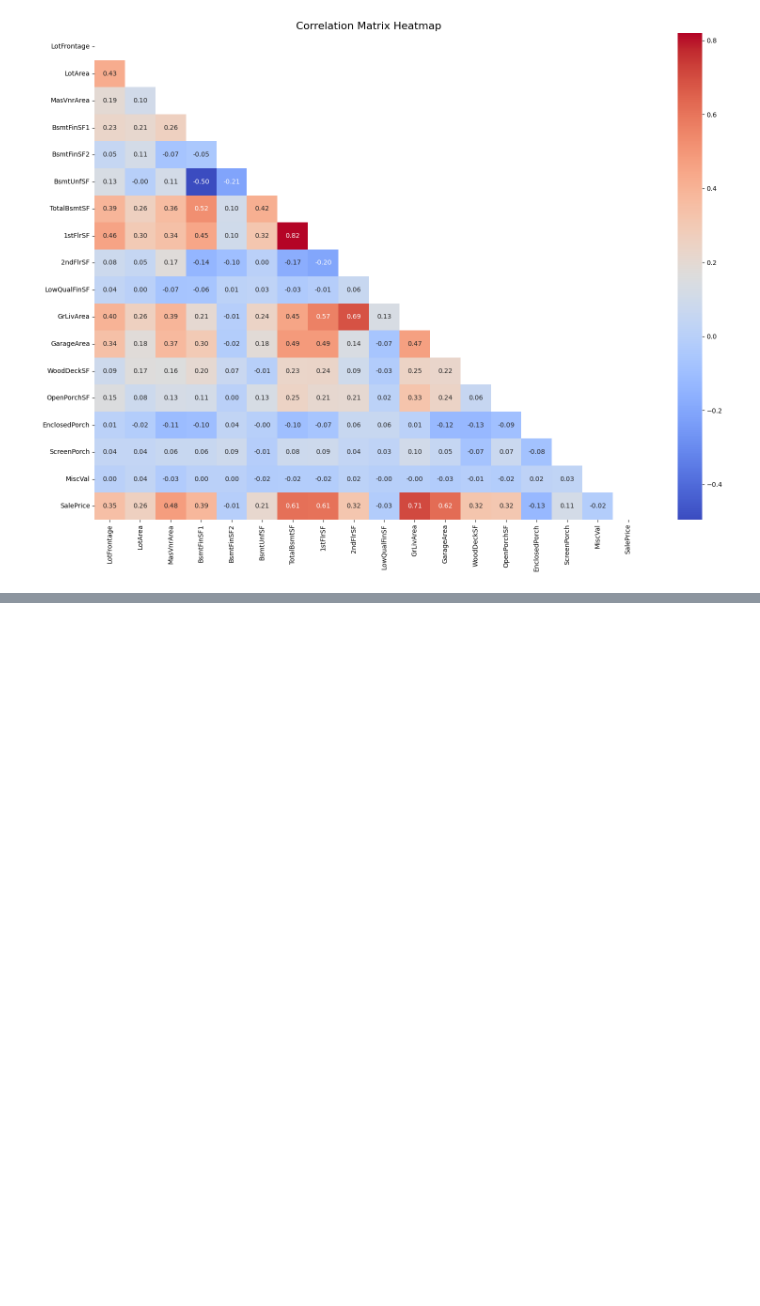
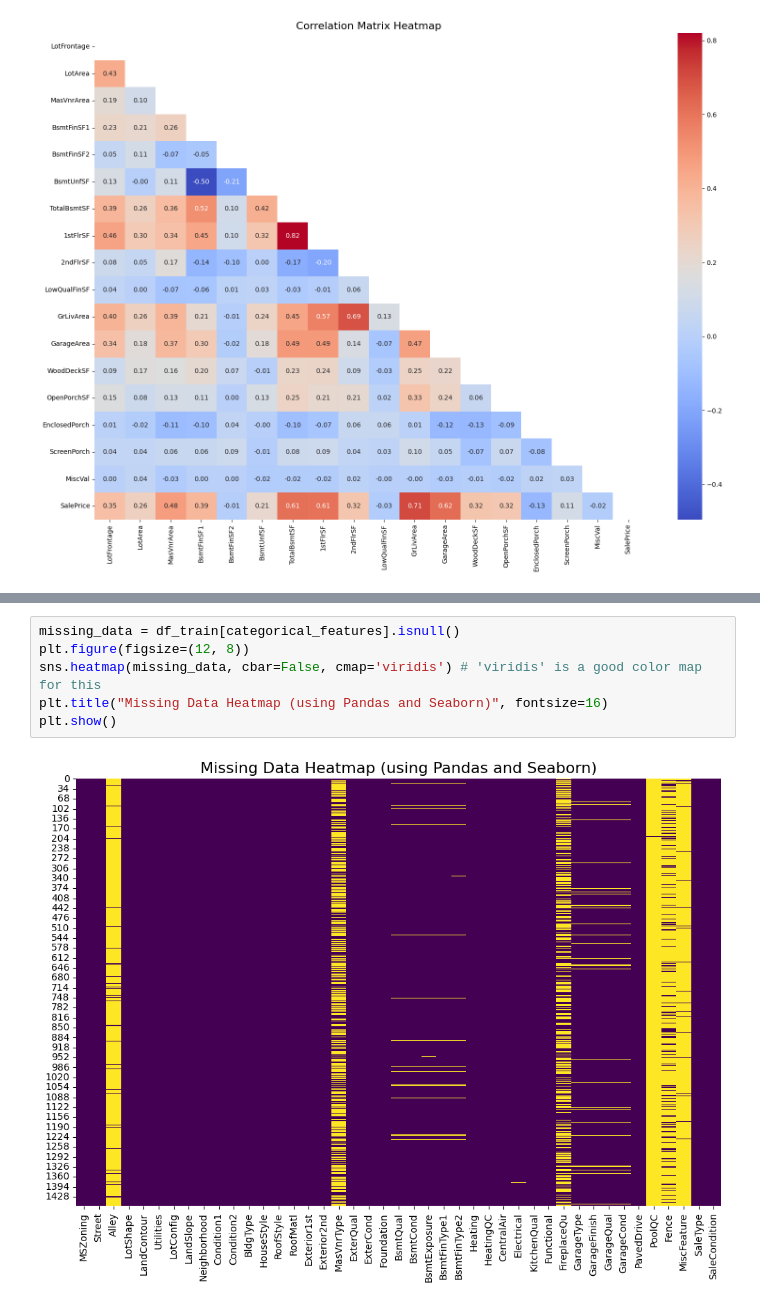
Before and after one commit to Nahom1990/house-price-pred-2, a Jupyter notebook: housing_price.ipynb, the cells around one changed output, grey strips where cells are left out. Drawn from its saved outputs; the diff is of its cells as text; blank space fills up the shorter version.

```diff
--- a/housing_price.ipynb
+++ b/housing_price.ipynb
@@ -993,0 +1003,8 @@ correlation_matrix(continous_num_features)
+# %%
+missing_data = df_train[categorical_features].isnull()
+plt.figure(figsize=(12, 8))
+sns.heatmap(missing_data, cbar=False, cmap='viridis') # 'viridis' is a good color map for this
+plt.title("Missing Data Heatmap (using Pandas and Seaborn)", fontsize=16)
+plt.show()
+# %% [output]
+[figure, added]
```
Also changed, not shown: parts of 8 cells of this notebook.
